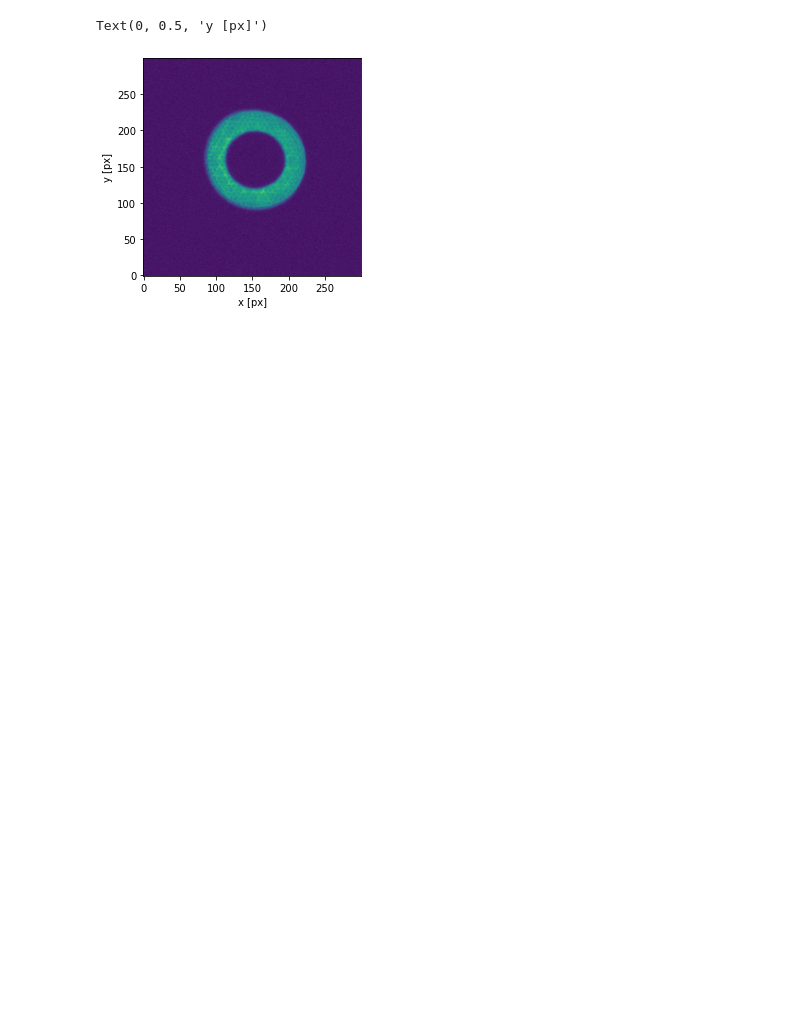
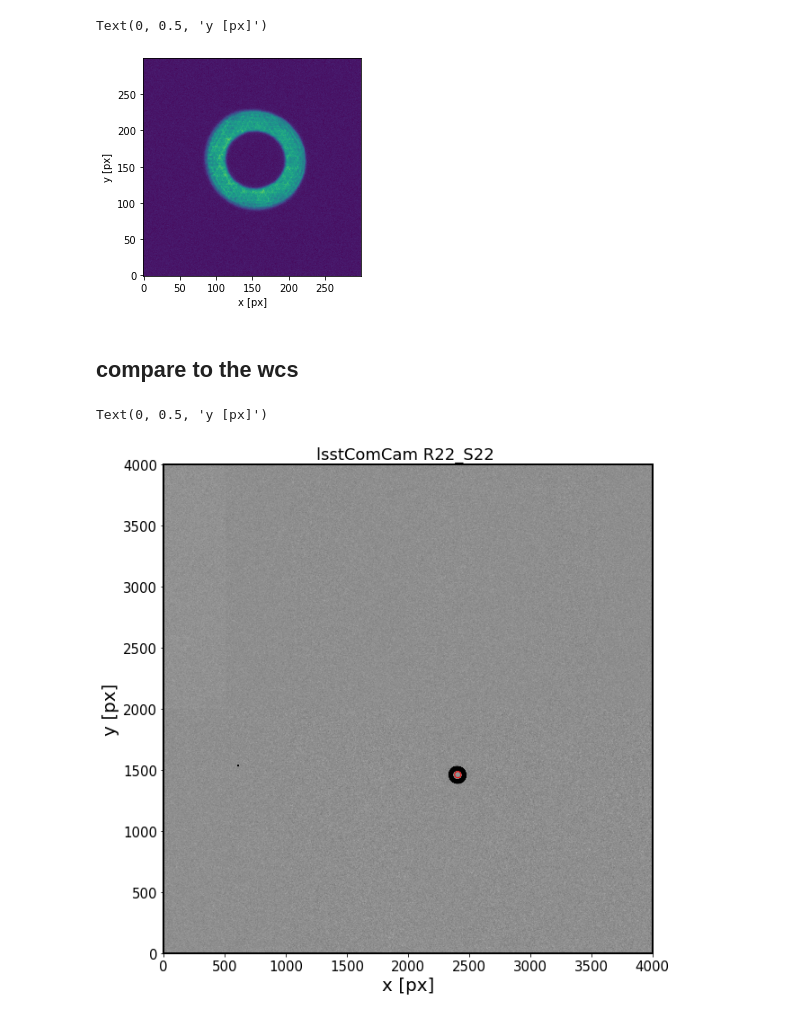
Before and after one commit to suberlak/AOS, a Jupyter notebook: AOS_imgCloseLoop_inspect.ipynb, the cells around one changed output. Drawn from its saved outputs; the diff is of its cells as text; code cells hidden in the pictures; blank space fills up the shorter version.

```diff
--- a/AOS_imgCloseLoop_inspect.ipynb
+++ b/AOS_imgCloseLoop_inspect.ipynb
@@ -34,3 +36,67 @@ ax.set_ylabel('y [px]')
 # %% [output]
 Text(0, 0.5, 'y [px]')
 [figure]
+# %% [markdown]
+## compare to the wcs
+# %%
+%matplotlib inline
+import pandas as pd
+import numpy as np
+import os
+
+import lsst.geom
+import lsst.daf.persistence as dafPersist
+
+import matplotlib.pyplot as plt
+from astropy.visualization import ZScaleInterval
+zscale = ZScaleInterval()
+from matplotlib import rcParams
+rcParams['ytick.labelsize'] = 15
+rcParams['xtick.labelsize'] = 15
+rcParams['axes.labelsize'] = 20
+rcParams['axes.linewidth'] = 2
+rcParams['font.size'] = 15
+rcParams['axes.titlesize'] = 18
+
+
+
+dataRoot = '/project/scichris/aos/perturbations/imgCloseLoop_DM-30128/'
+repoRoot = os.path.join(dataRoot, 'input/rerun/run1')
+butler = dafPersist.Butler(repoRoot, )
+iterNum=0
+visit = f'40211231060{iterNum}2'
+data_id = {'visit': int(visit), 'filter': 'g', 'raftName': 'R22',
+                       'detectorName': 'S22', 'detector': 98
+               }
+
+exposure = butler.get('postISRCCD', **data_id)
+
+# read in the input instance catalog
+cat = np.genfromtxt(os.path.join(dataRoot, 'skyInfo.txt'),
+                        skip_header=1)
+
+cat_df = pd.DataFrame(cat, columns=['id', 'ra', 'dec', 'g'])
+
+
+# get the wcs
+wcs = exposure.getWcs()
+
+# calculate the position given the x,y
+x,y = wcs.skyToPixelArray(cat_df['ra'], cat_df['dec'],degrees=True)
+
+
+# plot the WCS-inferred stellar position on top of the data
+data = exposure.image.array
+vmin, vmax = zscale.get_limits(data)
+
+fig = plt.figure(figsize=(10,10))
+plt.imshow(data, vmin=vmin, vmax=vmax,cmap='Greys')
+plt.scatter(x,y,  facecolors='none', edgecolors='r', marker='o',s=50, )
+plt.xlim(0, 4000)
+plt.ylim(0, 4000)
+plt.title(f"lsstComCam {exposure.getDetector().getName()} ")
+plt.xlabel('x [px]')
+plt.ylabel('y [px]')
+# %% [output]
+Text(0, 0.5, 'y [px]')
+[figure, added]
```
Also changed, not shown: parts of 2 cells of this notebook.
